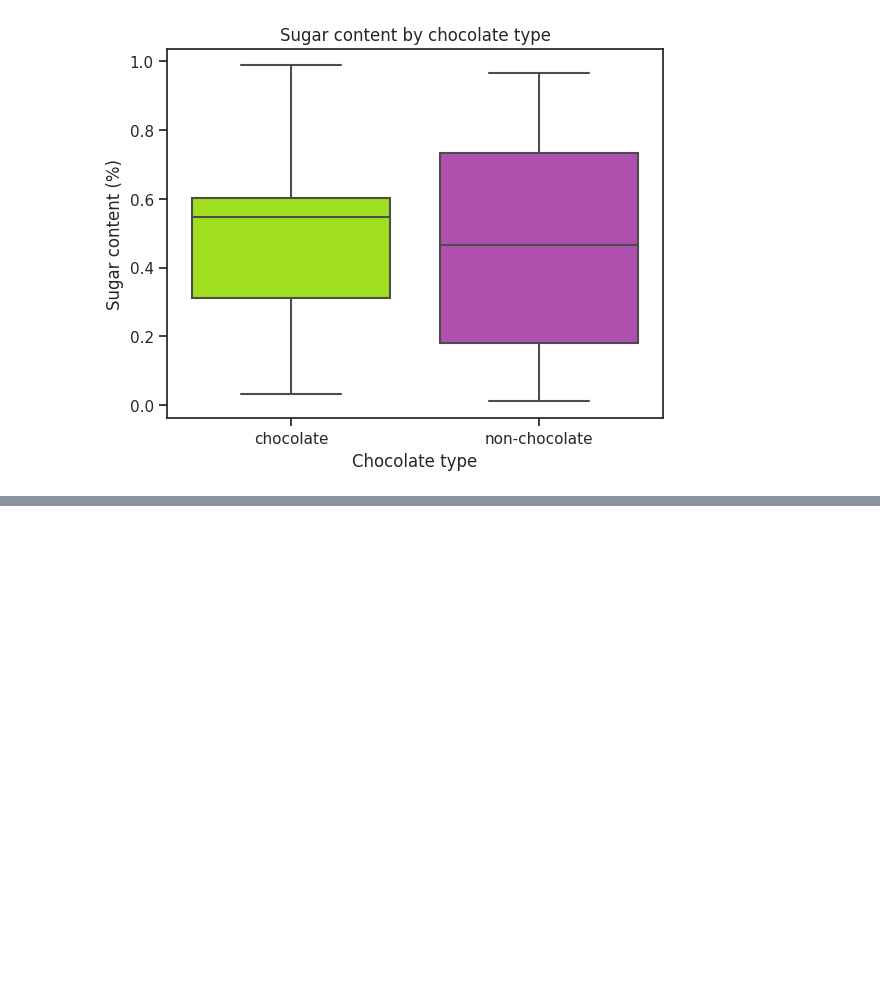
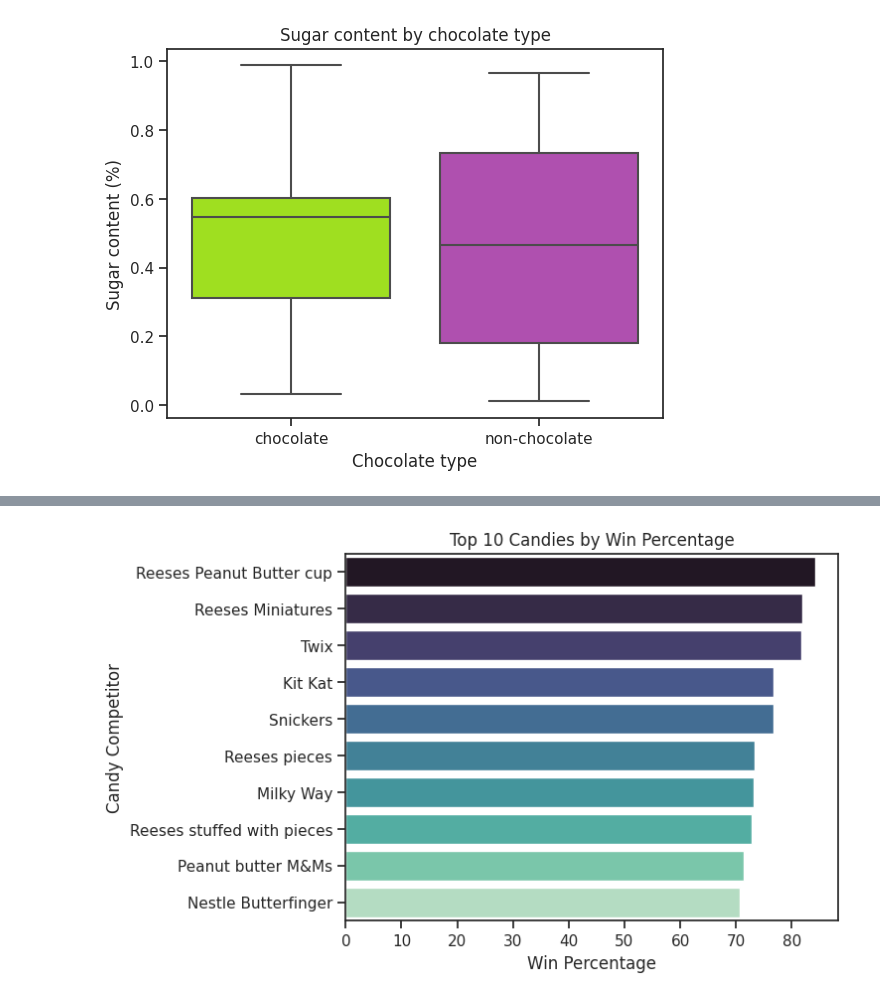
Before and after one commit to elleem/data-visualization-with-Halloween-candies, a Jupyter notebook: data-visualization-with-halloween-candies.ipynb, the cells around one changed output, grey strips where cells are left out. Drawn from its saved outputs; the diff is of its cells as text; code cells hidden in the pictures; blank space fills up the shorter version.

```diff
--- a/data-visualization-with-halloween-candies.ipynb
+++ b/data-visualization-with-halloween-candies.ipynb
@@ -134,0 +178,13 @@ plt.show()
+# %%
+top_candies = df_candy.sort_values('winpercent', ascending = False).head(10)
+#need to pass in palette as an arugment and create a palette with the same length as the df
+palette= sns.color_palette("mako", len(top_candies))
+sns.barplot(x='winpercent', y='competitorname', data=top_candies, palette=palette)
+
+plt.xlabel('Win Percentage')
+plt.ylabel('Candy Competitor')
+plt.title('Top 10 Candies by Win Percentage')
+
+plt.show()
+# %% [output]
+[figure, added]
```
Also changed, not shown: parts of 13 cells of this notebook.
